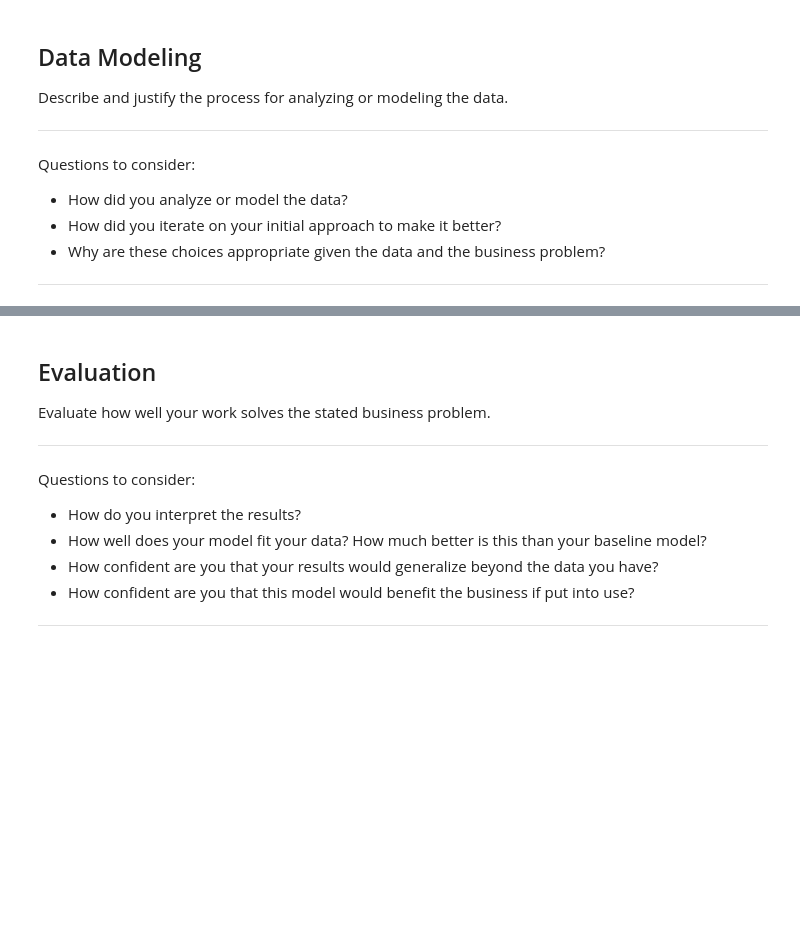
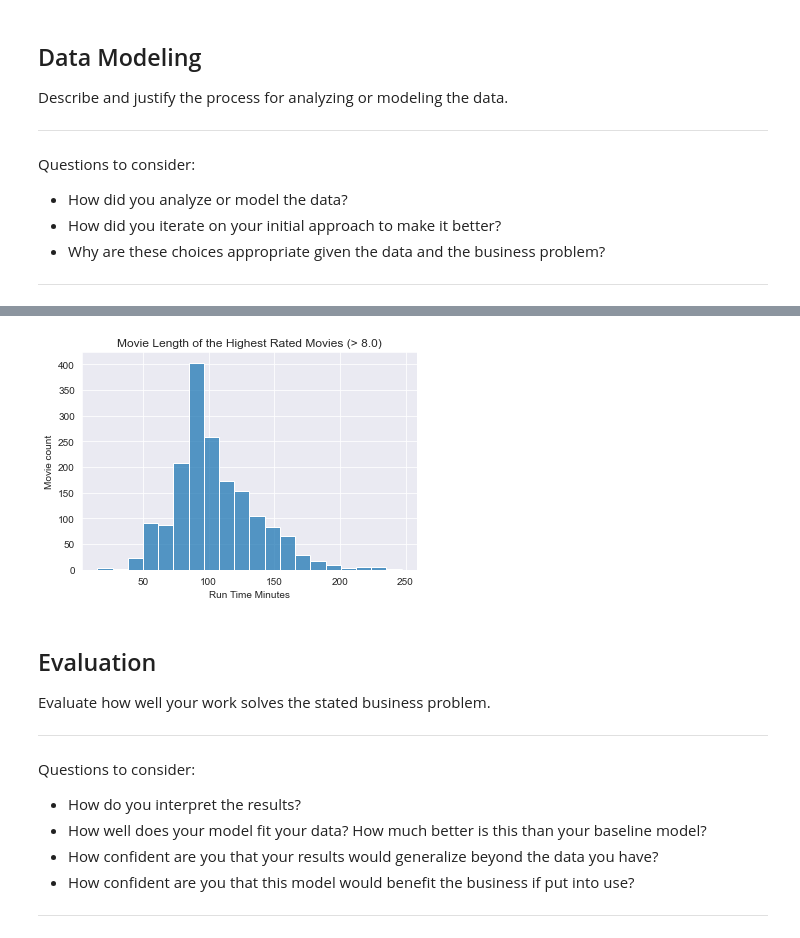
Before and after one commit to fetterollie/Microsoft-Movie-Analysis, a Jupyter notebook: dsc-phase1-project-template - MD_Copy.ipynb, the cells around one changed output, grey strips where cells are left out. Saved outputs shown, nothing was run; the diff lists cells and outputs as text; code cells hidden in the pictures; blank space fills up the shorter version.

```diff
--- a/dsc-phase1-project-template - MD_Copy.ipynb
+++ b/dsc-phase1-project-template - MD_Copy.ipynb
@@ -457,0 +450,3 @@ movies_with_ratings_over_median_votes
+# %%
+movies_over_median_votes = movies_with_ratings_clean.loc[movies_with_ratings_clean['numvotes']>median_votes]
+movies_over_median_votes.head()
@@ -472,0 +483,3 @@ Questions to consider:
+# %%
+main_data = movies_over_median_votes
+main_data.info()
@@ -472,0 +502,4 @@ Questions to consider:
+# %%
+# Drop movies with runtime_minutes of n/a
+main_data_dropna = main_data.dropna(subset=['runtime_minutes'])
+main_data_dropna.head()
@@ -472,0 +517,3 @@ Questions to consider:
+# %%
+main_data_dropna_best_rated = main_data_dropna.loc[(main_data_dropna['averagerating'] >= 8.0) & (main_data_dropna['runtime_minutes'] < 250)]
+main_data_dropna_best_rated
@@ -473,3 +534,9 @@ Questions to consider:
+# %%
+sns.set_style('darkgrid')
+hist = sns.histplot(main_data_dropna_best_rated['runtime_minutes'], bins=20)
+hist = hist.set(xlabel='Run Time Minutes', ylabel='Movie count', title='Movie Length of the Highest Rated Movies (> 8.0)')
+# %% [output]
+[figure, added]
 # %% [markdown]
 ## Evaluation
 Evaluate how well your work solves the stated business problem.
```
Also changed, not shown: parts of 23 cells of this notebook.
